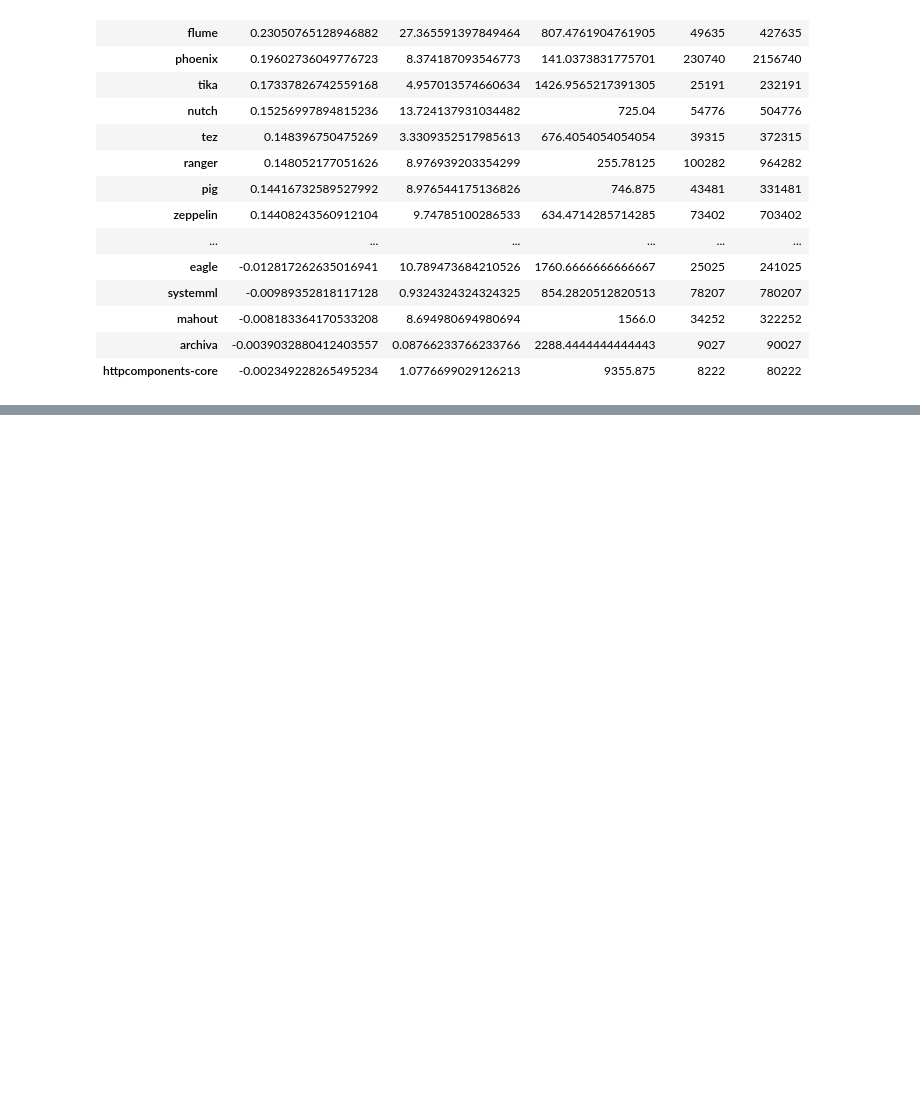
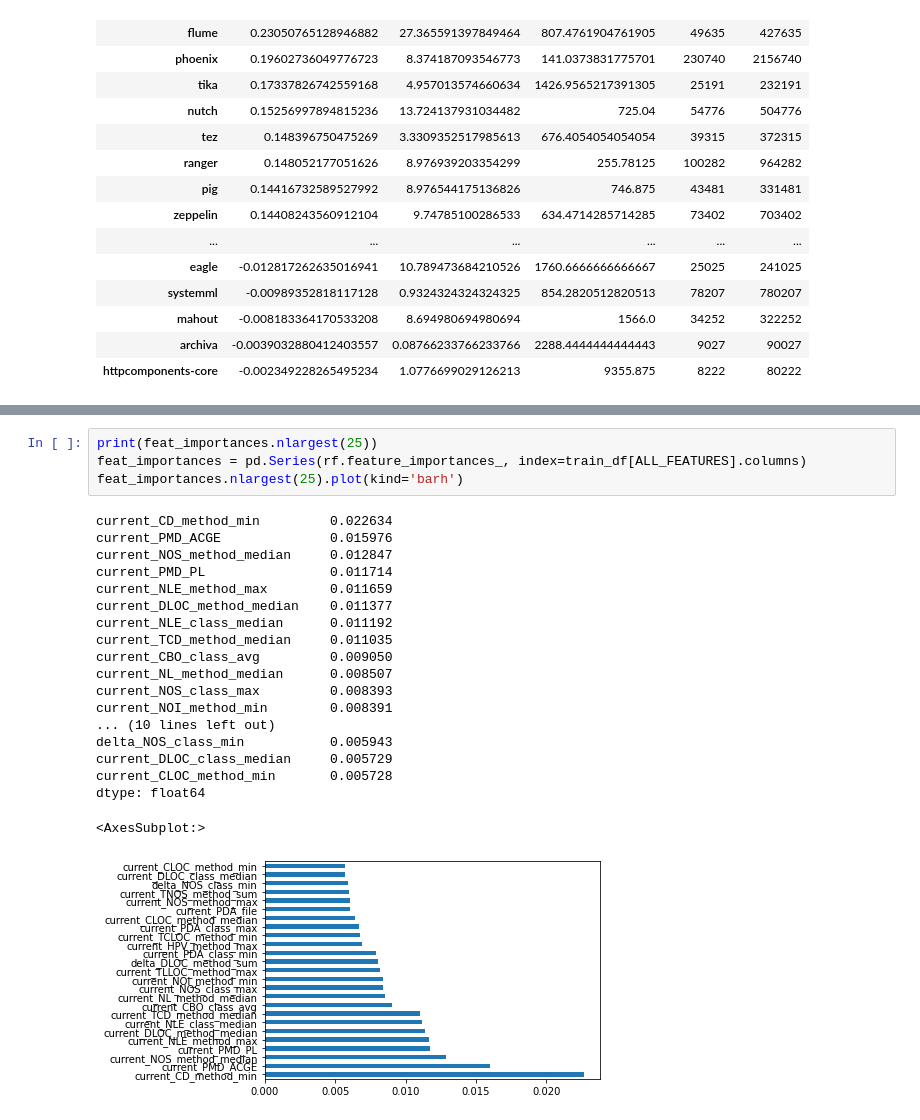
Before and after one commit to smartshark/promise-challenge, a Jupyter notebook: notebooks/Untitled.ipynb, the cells around one changed output, grey strips where cells are left out. Saved outputs shown, nothing was run; the diff lists cells and outputs as text; blank space fills up the shorter version.

```diff
--- a/notebooks/Untitled.ipynb
+++ b/notebooks/Untitled.ipynb
@@ -609,0 +1842,24 @@ pd.DataFrame(bl_rf8).transpose()
+# %%
+print(feat_importances.nlargest(25))
+feat_importances = pd.Series(rf.feature_importances_, index=train_df[ALL_FEATURES].columns)
+feat_importances.nlargest(25).plot(kind='barh')
+# %% [output]
+current_CD_method_min         0.022634
+current_PMD_ACGE              0.015976
+current_NOS_method_median     0.012847
+current_PMD_PL                0.011714
+current_NLE_method_max        0.011659
+current_DLOC_method_median    0.011377
+current_NLE_class_median      0.011192
+current_TCD_method_median     0.011035
+current_CBO_class_avg         0.009050
+current_NL_method_median      0.008507
+current_NOS_class_max         0.008393
+current_NOI_method_min        0.008391
+... (10 lines left out)
+delta_NOS_class_min           0.005943
+current_DLOC_class_median     0.005729
+current_CLOC_method_min       0.005728
+dtype: float64
+<AxesSubplot:>
+[figure, added]
```
Also changed, not shown: parts of 70 cells of this notebook, 3 other files.
